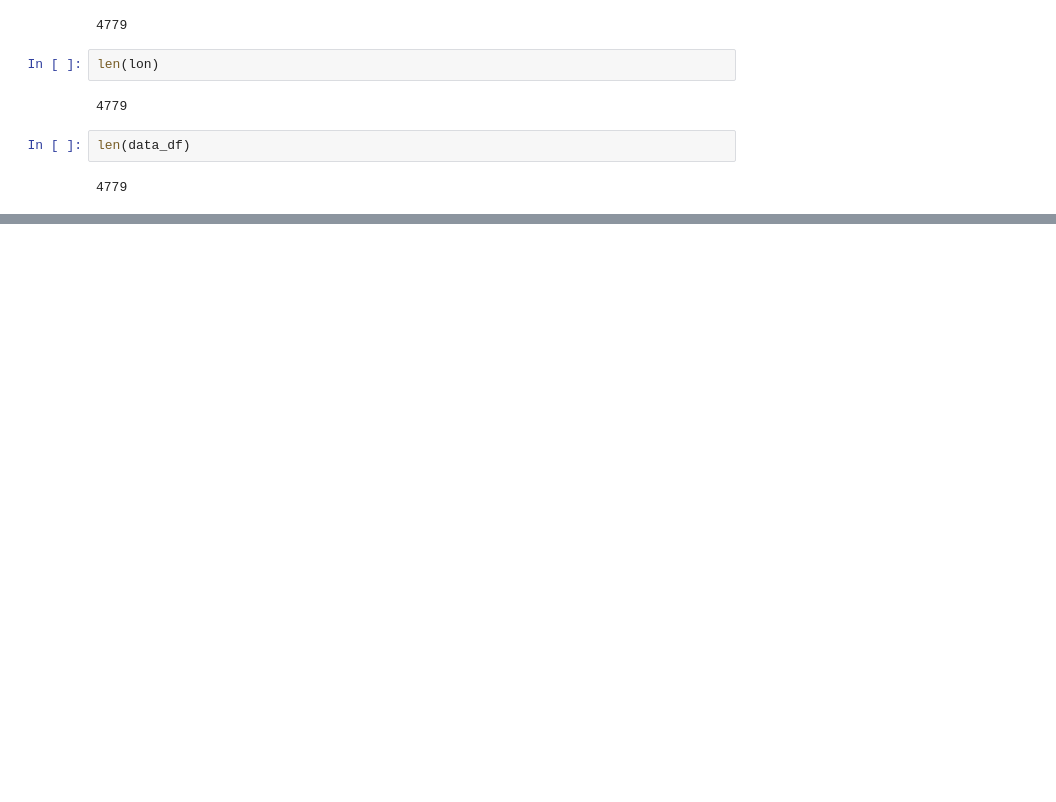
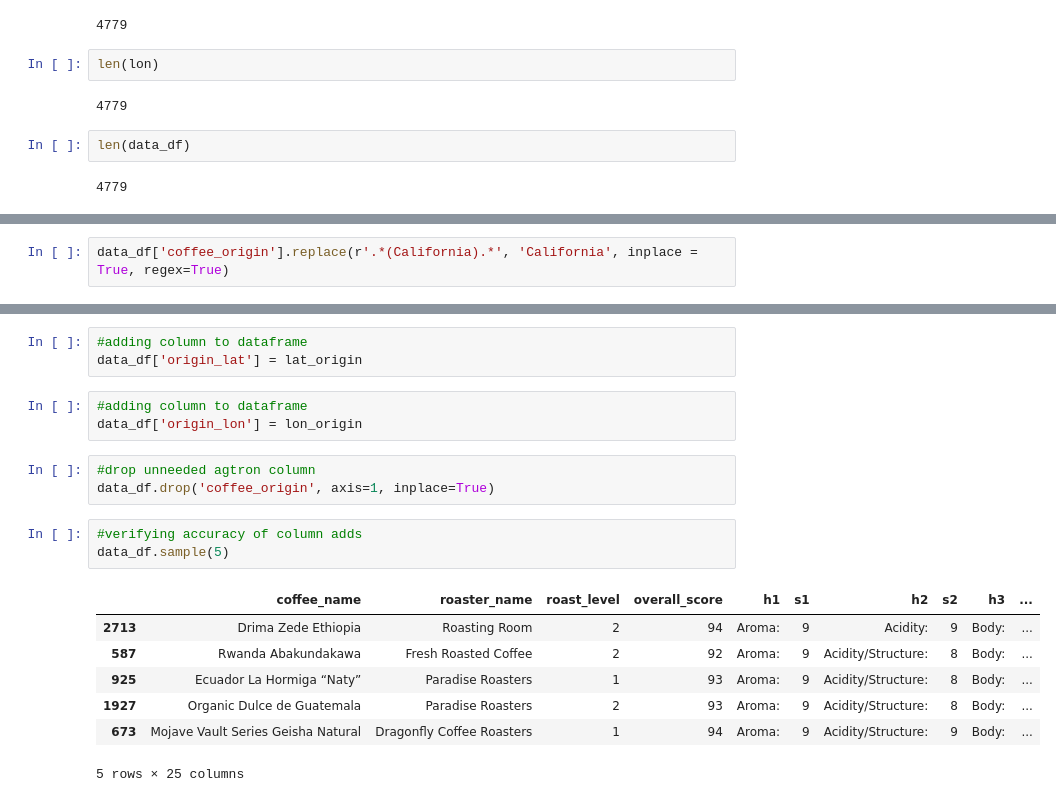
Before and after one commit to KMere21/capstone, a Jupyter notebook: Capstone_Part_2_Cleaning_Data-Kate_Meredith.ipynb, the cells around one changed output, grey strips where cells are left out. Saved outputs shown, nothing was run; the diff lists cells and outputs as text; blank space fills up the shorter version.

```diff
--- a/Capstone_Part_2_Cleaning_Data-Kate_Meredith.ipynb
+++ b/Capstone_Part_2_Cleaning_Data-Kate_Meredith.ipynb
@@ -853,0 +790,2 @@ data_df.sample(10)
+# %%
+data_df['coffee_origin'].replace(r'.*(California).*', 'California', inplace = True, regex=True)
@@ -853,0 +818,20 @@ data_df.sample(10)
+# %%
+#adding column to dataframe
+data_df['origin_lat'] = lat_origin
+# %%
+#adding column to dataframe
+data_df['origin_lon'] = lon_origin
+# %%
+#drop unneeded agtron column
+data_df.drop('coffee_origin', axis=1, inplace=True)
+# %%
+#verifying accuracy of column adds
+data_df.sample(5)
+# %% [output]
+|  | coffee_name | roaster_name | roast_level | overall_score | h1 | s1 | h2 | s2 | h3 | ... |
+| 2713 | Drima Zede Ethiopia | Roasting Room | 2 | 94 | Aroma: | 9 | Acidity: | 9 | Body: | ... |
+| 587 | Rwanda Abakundakawa | Fresh Roasted Coffee | 2 | 92 | Aroma: | 9 | Acidity/Structure: | 8 | Body: | ... |
+| 925 | Ecuador La Hormiga “Naty” | Paradise Roasters | 1 | 93 | Aroma: | 9 | Acidity/Structure: | 8 | Body: | ... |
+| 1927 | Organic Dulce de Guatemala | Paradise Roasters | 2 | 93 | Aroma: | 9 | Acidity/Structure: | 8 | Body: | ... |
+| 673 | Mojave Vault Series Geisha Natural | Dragonfly Coffee Roasters | 1 | 94 | Aroma: | 9 | Acidity/Structure: | 9 | Body: | ... |
+5 rows × 25 columns
```
Also changed, not shown: parts of 211 cells of this notebook, 3 other files.
